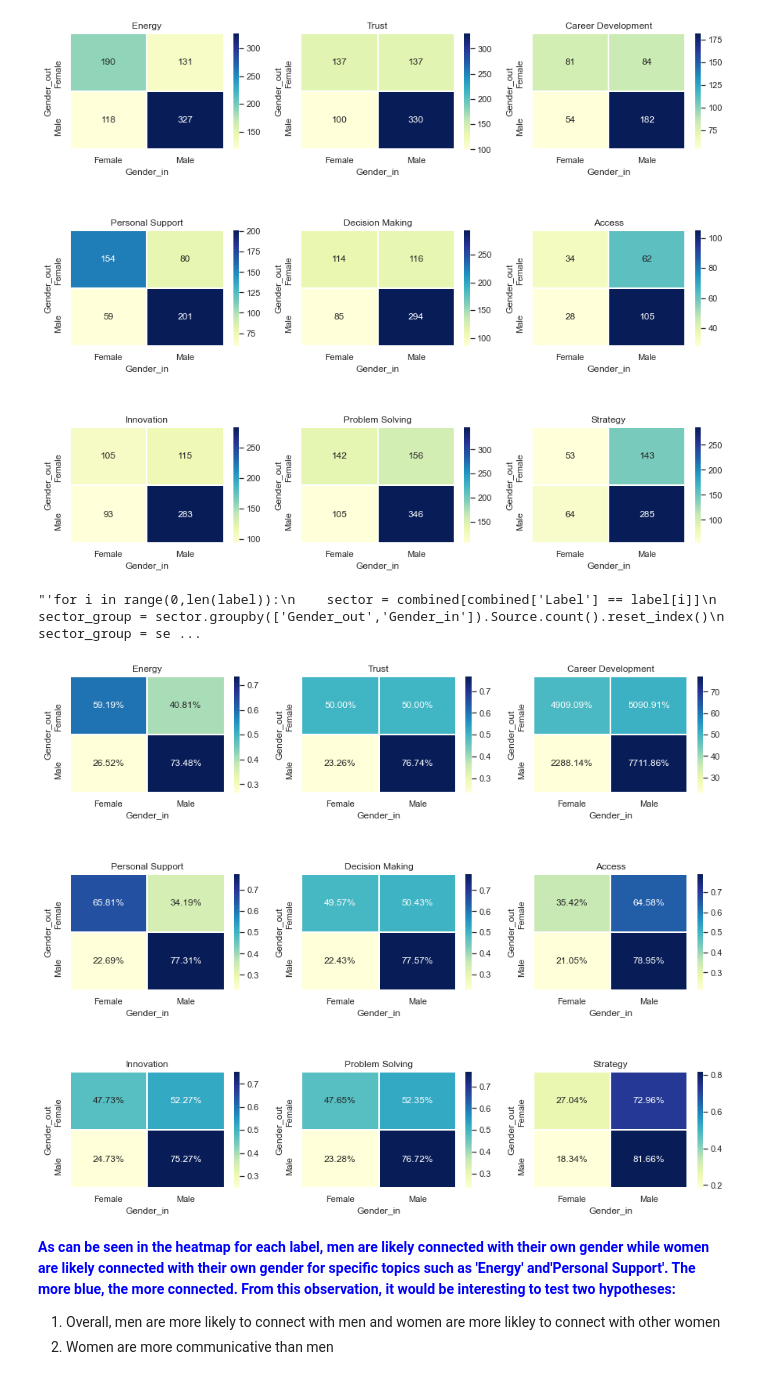
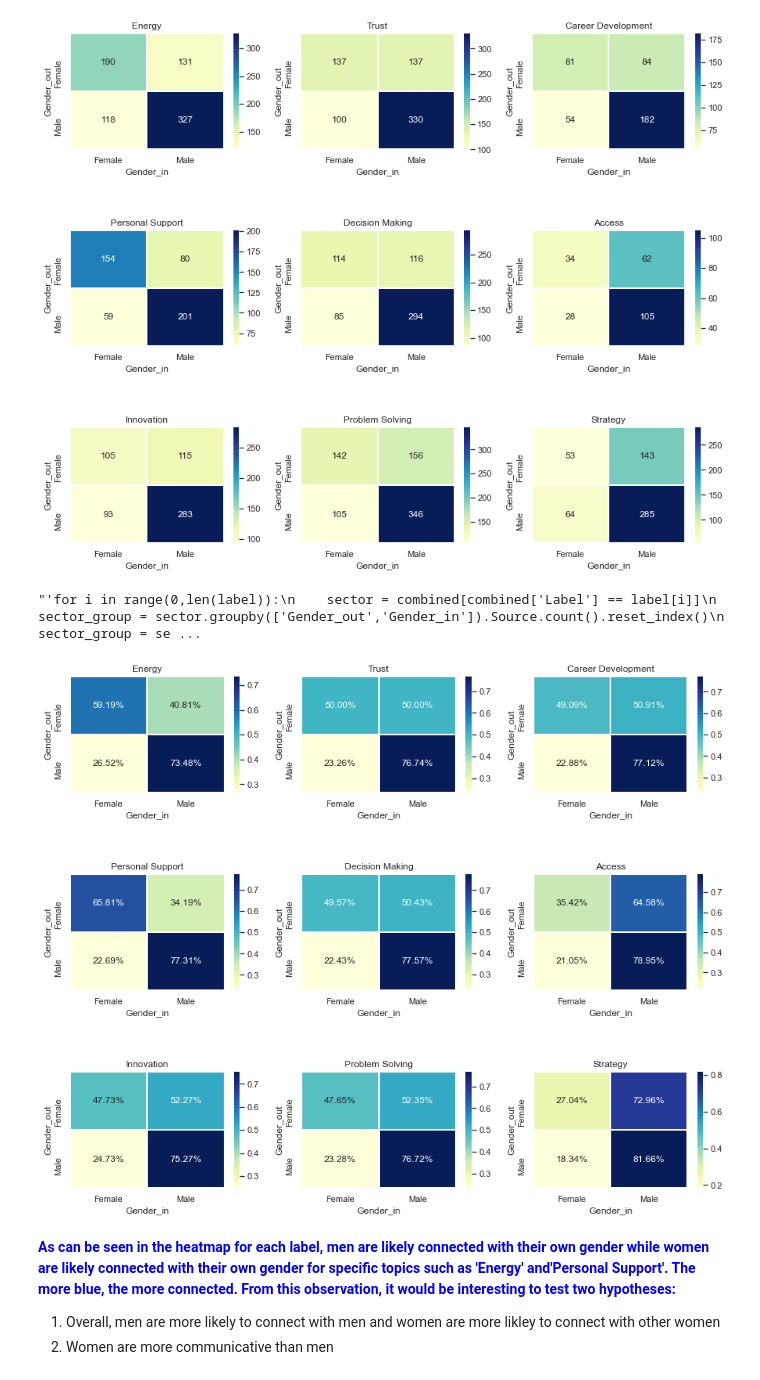
Before and after one commit to feelzoo/assortativity, a Jupyter notebook: Assortativity.ipynb, the cells around one changed output. Saved outputs shown, nothing was run; the diff lists cells and outputs as text; code cells hidden in the pictures.

```diff
--- a/Assortativity.ipynb
+++ b/Assortativity.ipynb
@@ -262,10 +389,10 @@ a =sector_group_c.iloc[1,1]
 b = sector_group_c.iloc[1,0]
 c = sector_group_c.iloc[0,0]
 d = sector_group_c.iloc[0,1]
-sector_group_c.iloc[1,1] = 100* a / (a+b)
-sector_group_c.iloc[1,0] = 100* b / (a+b)
-sector_group_c.iloc[0,0] = 100* c/(c+d)
-sector_group_c.iloc[0,1] = 100* d/(c+d)
+sector_group_c.iloc[1,1] =  a / (a+b)
+sector_group_c.iloc[1,0] =  b / (a+b)
+sector_group_c.iloc[0,0] =  c/(c+d)
+sector_group_c.iloc[0,1] =  d/(c+d)
 plt.subplot(3,3,3)
 sns.heatmap(data=sector_group_c,linewidths=1,annot = True, fmt = '.2%',cmap="YlGnBu")
 plt.title('Career Development')
@@ -350,34 +477,34 @@ sector_group_r.iloc[0,1] =  d/(c+d)
 plt.subplot(3,3,8)
 sns.heatmap(data=sector_group_r,linewidths=1,annot = True, fmt = '.2%',cmap="YlGnBu")
 plt.title('Problem Solving')
 
 
 #Strategy
 sector_s = combined[combined['Label'] == 'Strategy']
 sector_group_s = sector_s.groupby(['Gender_out','Gender_in']).Source.count().reset_index()
 sector_group_s = sector_group_s.pivot(index='Gender_out',columns = 'Gender_in',values = 'Source')
 a =sector_group_s.iloc[1,1]
 b = sector_group_s.iloc[1,0]
 c = sector_group_s.iloc[0,0]
 d = sector_group_s.iloc[0,1]
 sector_group_s.iloc[1,1] =  a / (a+b)
 sector_group_s.iloc[1,0] =  b / (a+b)
 sector_group_s.iloc[0,0] =  c/(c+d)
 sector_group_s.iloc[0,1] =  d/(c+d)
 plt.subplot(3,3,9)
 sns.heatmap(data=sector_group_s,linewidths=1,annot = True, fmt = '.2%',cmap="YlGnBu")
 plt.title('Strategy')
 
 plt.subplots_adjust(hspace = .7)
 
 ''''for i in range(0,len(label)):
     sector = combined[combined['Label'] == label[i]]
     sector_group = sector.groupby(['Gender_out','Gender_in']).Source.count().reset_index()
     sector_group = sector_group.pivot(index='Gender_out',columns = 'Gender_in',values = 'Source')
     sns.heatmap(data=sector_group)'''
 # %% [output]
 "'for i in range(0,len(label)):\n    sector = combined[combined['Label'] == label[i]]\n    sector_group = sector.groupby(['Gender_out','Gender_in']).Source.count().reset_index()\n    sector_group = se ...
-[figure, old version]
+[figure, new version]
 # %% [markdown]
 <font color = 'blue'><b>As can be seen in the heatmap for each label, men are likely connected with their own gender while women are likely connected with their own gender for specific topics such as 'Energy' and'Personal Support'. The more blue, the more connected. From this observation, it would be interesting to test two hypotheses:
 
```
Also changed, not shown: parts of 50 cells of this notebook.
